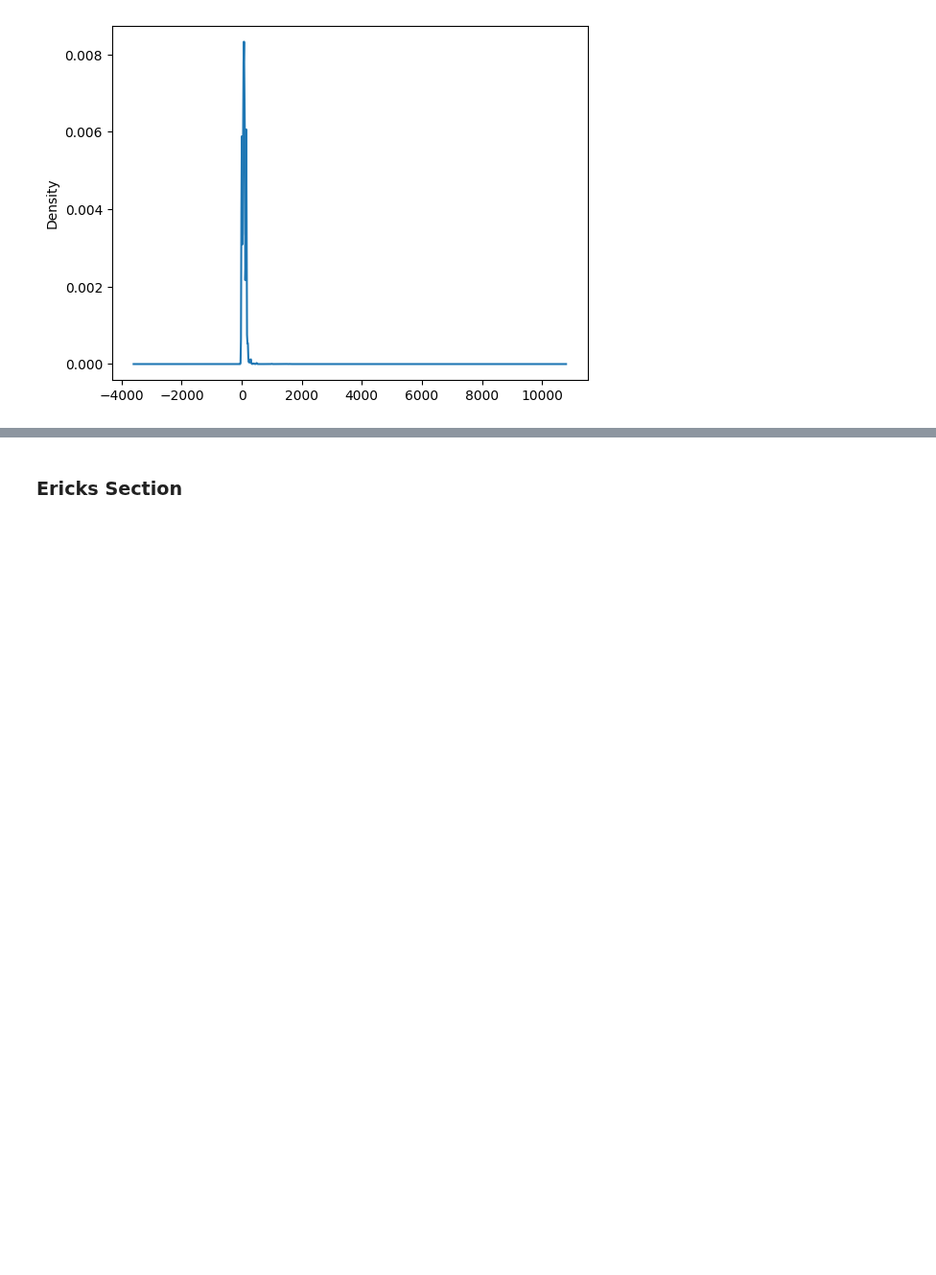
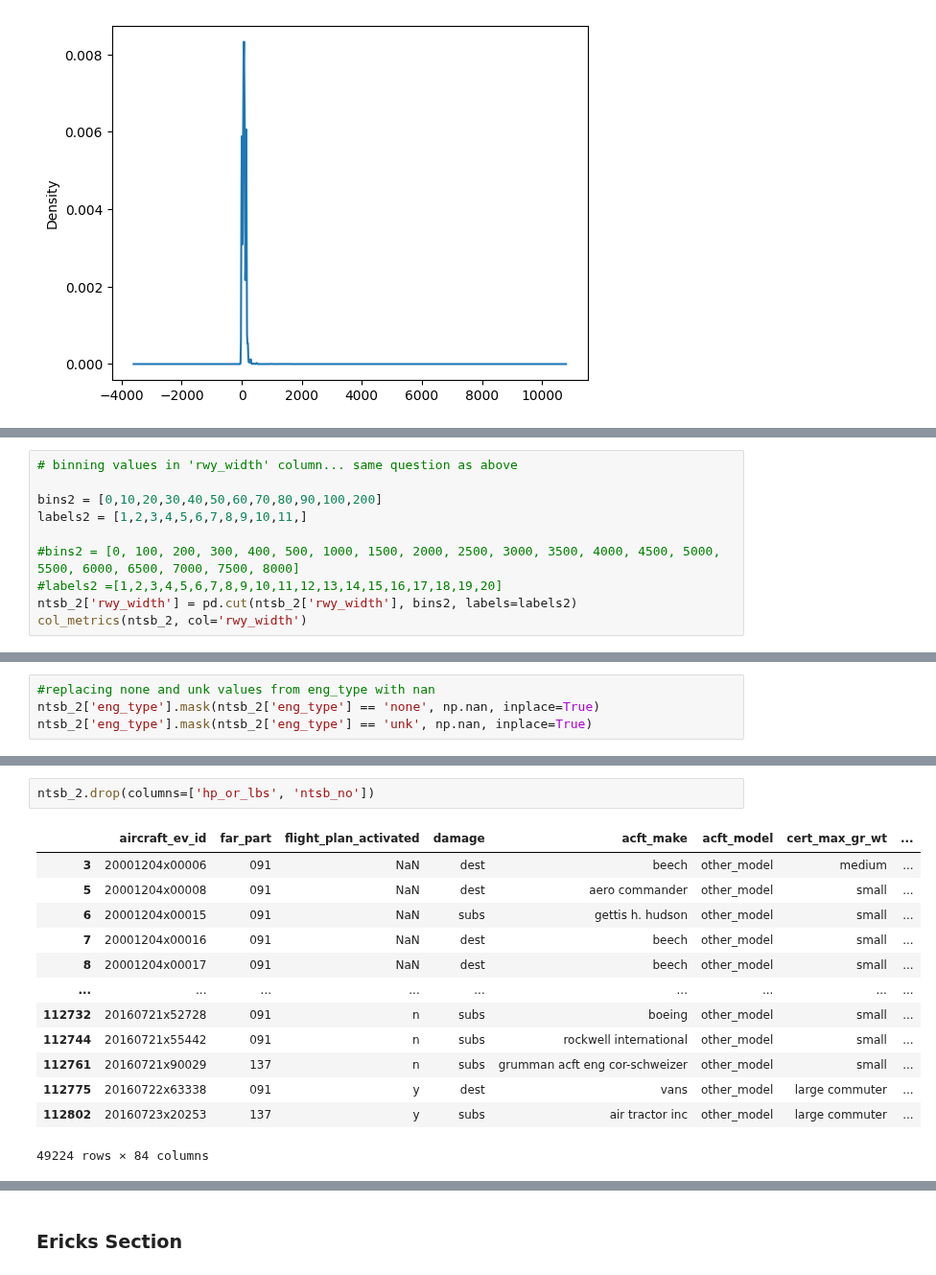
Before and after one commit to kd365/faafall22, a Jupyter notebook: cleaning.ipynb, the cells around one changed output, grey strips where cells are left out. Shown at 96% size. Saved outputs shown, nothing was run; the diff lists cells and outputs as text; blank space fills up the shorter version.

```diff
--- a/cleaning.ipynb
+++ b/cleaning.ipynb
@@ -1591,0 +1056,10 @@ ntsb_1['ev_month'].astype('category')
+# %%
+# binning values in 'rwy_width' column... same question as above
+
+bins2 = [0,10,20,30,40,50,60,70,80,90,100,200]
+labels2 = [1,2,3,4,5,6,7,8,9,10,11,]
+
+#bins2 = [0, 100, 200, 300, 400, 500, 1000, 1500, 2000, 2500, 3000, 3500, 4000, 4500, 5000, 5500, 6000, 6500, 7000, 7500, 8000]
+#labels2 =[1,2,3,4,5,6,7,8,9,10,11,12,13,14,15,16,17,18,19,20]
+ntsb_2['rwy_width'] = pd.cut(ntsb_2['rwy_width'], bins2, labels=labels2)
+col_metrics(ntsb_2, col='rwy_width')
@@ -1591,0 +1119,4 @@ ntsb_1['ev_month'].astype('category')
+# %%
+#replacing none and unk values from eng_type with nan
+ntsb_2['eng_type'].mask(ntsb_2['eng_type'] == 'none', np.nan, inplace=True)
+ntsb_2['eng_type'].mask(ntsb_2['eng_type'] == 'unk', np.nan, inplace=True)
@@ -1591,0 +1143,16 @@ ntsb_1['ev_month'].astype('category')
+# %%
+ntsb_2.drop(columns=['hp_or_lbs', 'ntsb_no'])
+# %% [output]
+|  | aircraft_ev_id | far_part | flight_plan_activated | damage | acft_make | acft_model | cert_max_gr_wt | ... |
+| 3 | 20001204x00006 | 091 | NaN | dest | beech | other_model | medium | ... |
+| 5 | 20001204x00008 | 091 | NaN | dest | aero commander | other_model | small | ... |
+| 6 | 20001204x00015 | 091 | NaN | subs | gettis h. hudson | other_model | small | ... |
+| 7 | 20001204x00016 | 091 | NaN | dest | beech | other_model | small | ... |
+| 8 | 20001204x00017 | 091 | NaN | dest | beech | other_model | small | ... |
+| ... | ... | ... | ... | ... | ... | ... | ... | ... |
+| 112732 | 20160721x52728 | 091 | n | subs | boeing | other_model | small | ... |
+| 112744 | 20160721x55442 | 091 | n | subs | rockwell international | other_model | small | ... |
+| 112761 | 20160721x90029 | 137 | n | subs | grumman acft eng cor-schweizer | other_model | small | ... |
+| 112775 | 20160722x63338 | 091 | y | dest | vans | other_model | large commuter | ... |
+| 112802 | 20160723x20253 | 137 | y | subs | air tractor inc | other_model | large commuter | ... |
+49224 rows × 84 columns
```
Also changed, not shown: parts of 58 cells of this notebook.
